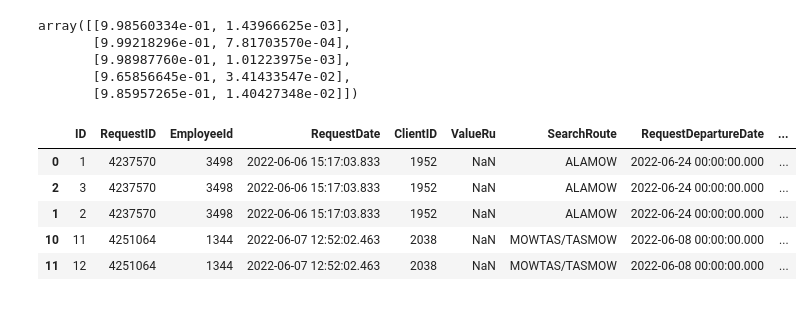
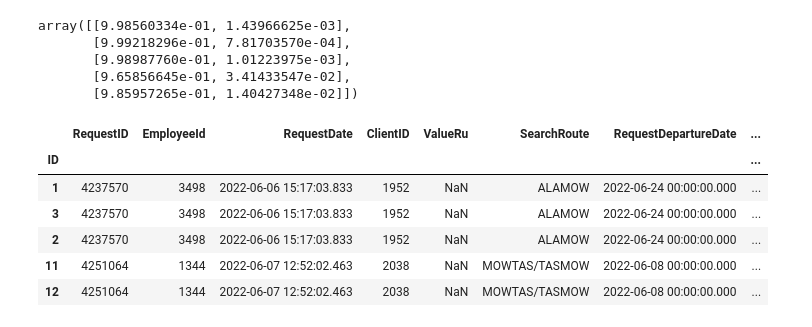
Before and after one commit to a125x/Aeroclub-Challenge, a Jupyter notebook: aeroclub-challenge.ipynb, the cells around one changed output. Drawn from its saved outputs; the diff is of its cells as text; code cells hidden in the pictures.

Commit message:
Kaggle Notebook | Aeroclub Challenge | Version 17

```diff
--- a/aeroclub-challenge.ipynb
+++ b/aeroclub-challenge.ipynb
@@ -272,17 +247,18 @@ array([[9.98560334e-01, 1.43966625e-03],
        [9.65856645e-01, 3.41433547e-02],
        [9.85957265e-01, 1.40427348e-02]])
 # %%
-test = pd.read_csv('/kaggle/input/aeroclub/test.csv')
+test = pd.read_csv('/kaggle/input/aeroclub/test.csv', index_col='ID')
 test['Position ( from 1 to n)'] = [n[0] for n in test_tunned_predict]
 test = test.sort_values(by=['RequestID', 'Position ( from 1 to n)'])
 test.head()
 # %% [output]
-|  | ID | RequestID | EmployeeId | RequestDate | ClientID | ValueRu | SearchRoute | RequestDepartureDate | ... |
-| 0 | 1 | 4237570 | 3498 | 2022-06-06 15:17:03.833 | 1952 | NaN | ALAMOW | 2022-06-24 00:00:00.000 | ... |
-| 2 | 3 | 4237570 | 3498 | 2022-06-06 15:17:03.833 | 1952 | NaN | ALAMOW | 2022-06-24 00:00:00.000 | ... |
-| 1 | 2 | 4237570 | 3498 | 2022-06-06 15:17:03.833 | 1952 | NaN | ALAMOW | 2022-06-24 00:00:00.000 | ... |
-| 10 | 11 | 4251064 | 1344 | 2022-06-07 12:52:02.463 | 2038 | NaN | MOWTAS/TASMOW | 2022-06-08 00:00:00.000 | ... |
-| 11 | 12 | 4251064 | 1344 | 2022-06-07 12:52:02.463 | 2038 | NaN | MOWTAS/TASMOW | 2022-06-08 00:00:00.000 | ... |
+|  | RequestID | EmployeeId | RequestDate | ClientID | ValueRu | SearchRoute | RequestDepartureDate | ... |
+| ID |  |  |  |  |  |  |  | ... |
+| 1 | 4237570 | 3498 | 2022-06-06 15:17:03.833 | 1952 | NaN | ALAMOW | 2022-06-24 00:00:00.000 | ... |
+| 3 | 4237570 | 3498 | 2022-06-06 15:17:03.833 | 1952 | NaN | ALAMOW | 2022-06-24 00:00:00.000 | ... |
+| 2 | 4237570 | 3498 | 2022-06-06 15:17:03.833 | 1952 | NaN | ALAMOW | 2022-06-24 00:00:00.000 | ... |
+| 11 | 4251064 | 1344 | 2022-06-07 12:52:02.463 | 2038 | NaN | MOWTAS/TASMOW | 2022-06-08 00:00:00.000 | ... |
+| 12 | 4251064 | 1344 | 2022-06-07 12:52:02.463 | 2038 | NaN | MOWTAS/TASMOW | 2022-06-08 00:00:00.000 | ... |
 # %%
 req_id = 0
 count = 1
```
Also changed, not shown: parts of 9 cells of this notebook.
